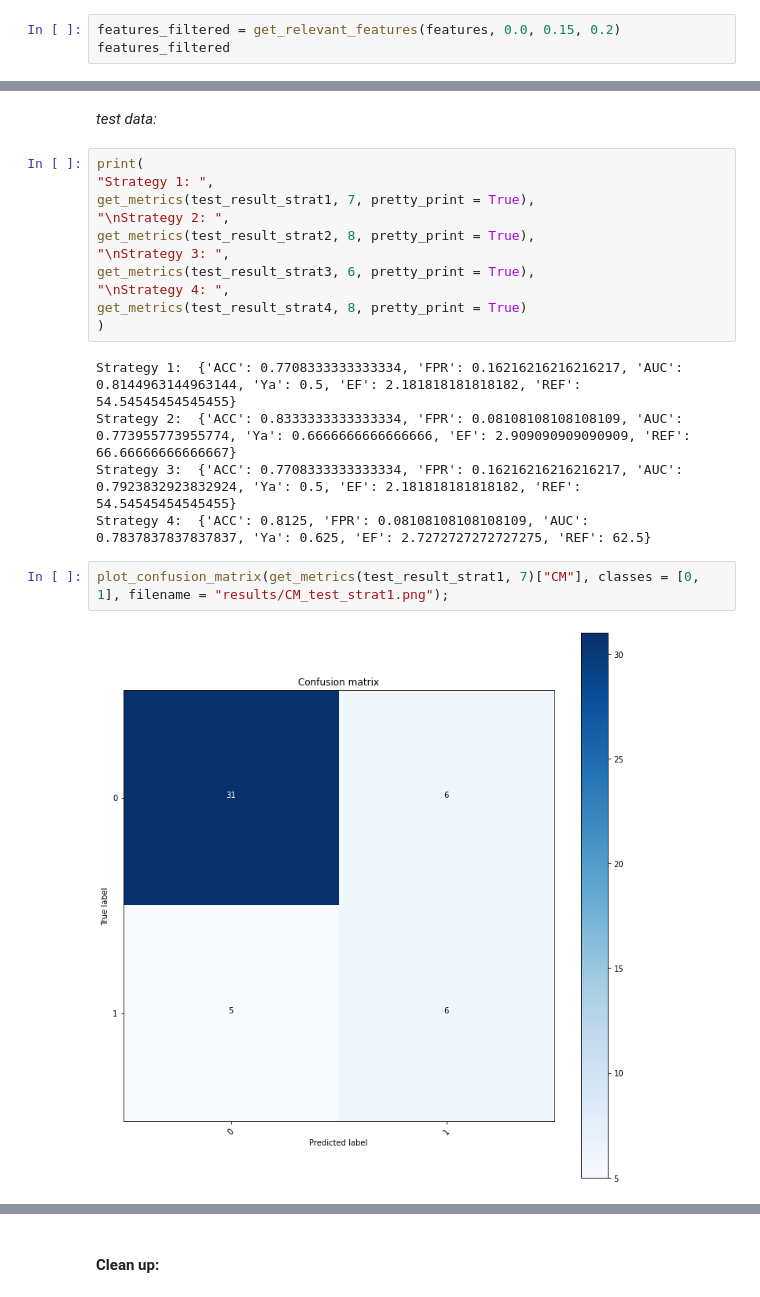
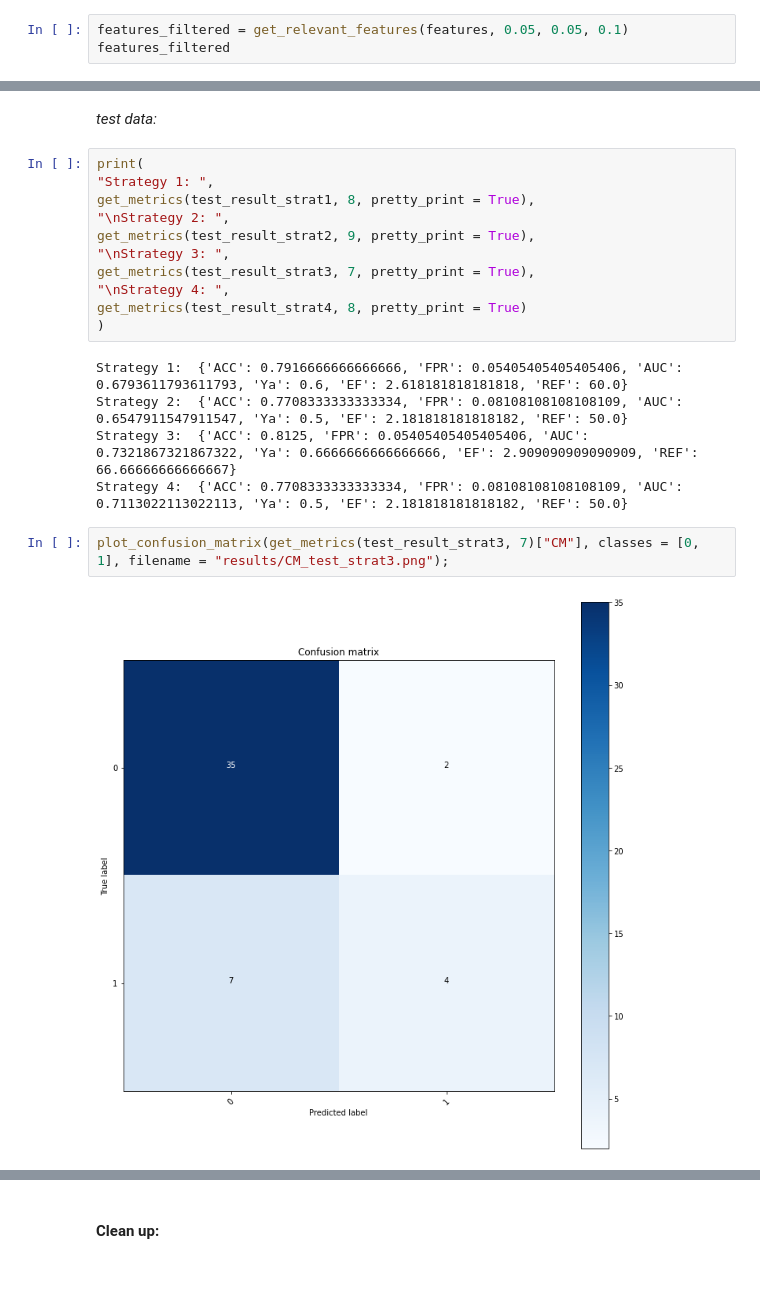
Before and after one commit to michabirklbauer/protein_docking, a Jupyter notebook: workflows/scr/scoring.ipynb, the cells around one changed output, grey strips where cells are left out. Saved outputs shown, nothing was run; the diff lists cells and outputs as text.

```diff
--- a/workflows/scr/scoring.ipynb
+++ b/workflows/scr/scoring.ipynb
@@ -115,5 +115,5 @@ Key: 0.0, 0.1, 0.0: strat1 Area under the ROC curve: 0.8291666666666667
 # %%
-features_filtered = get_relevant_features(features, 0.0, 0.15, 0.2)
+features_filtered = get_relevant_features(features, 0.05, 0.05, 0.1)
 features_filtered
 # %% [output]
 |  | INDEX | INTERACTION | DIFFERENCE | ACTIVE_FREQUENCY | INACTIVE_FREQUENCY |
@@ -341,21 +345,21 @@ plot_ROC_curve(roc["fpr"], roc["tpr"], filename = "results/ROC_val_strat1.png");
 # %%
 print(
 "Strategy 1: ",
-get_metrics(test_result_strat1, 7, pretty_print = True),
+get_metrics(test_result_strat1, 8, pretty_print = True),
 "\nStrategy 2: ",
-get_metrics(test_result_strat2, 8, pretty_print = True),
+get_metrics(test_result_strat2, 9, pretty_print = True),
 "\nStrategy 3: ",
-get_metrics(test_result_strat3, 6, pretty_print = True),
+get_metrics(test_result_strat3, 7, pretty_print = True),
 "\nStrategy 4: ",
 get_metrics(test_result_strat4, 8, pretty_print = True)
 )
 # %% [output]
-Strategy 1:  {'ACC': 0.7708333333333334, 'FPR': 0.16216216216216217, 'AUC': 0.8144963144963144, 'Ya': 0.5, 'EF': 2.181818181818182, 'REF': 54.54545454545455}
-Strategy 2:  {'ACC': 0.8333333333333334, 'FPR': 0.08108108108108109, 'AUC': 0.773955773955774, 'Ya': 0.6666666666666666, 'EF': 2.909090909090909, 'REF': 66.66666666666667}
-Strategy 3:  {'ACC': 0.7708333333333334, 'FPR': 0.16216216216216217, 'AUC': 0.7923832923832924, 'Ya': 0.5, 'EF': 2.181818181818182, 'REF': 54.54545454545455}
-Strategy 4:  {'ACC': 0.8125, 'FPR': 0.08108108108108109, 'AUC': 0.7837837837837837, 'Ya': 0.625, 'EF': 2.7272727272727275, 'REF': 62.5}
+Strategy 1:  {'ACC': 0.7916666666666666, 'FPR': 0.05405405405405406, 'AUC': 0.6793611793611793, 'Ya': 0.6, 'EF': 2.618181818181818, 'REF': 60.0}
+Strategy 2:  {'ACC': 0.7708333333333334, 'FPR': 0.08108108108108109, 'AUC': 0.6547911547911547, 'Ya': 0.5, 'EF': 2.181818181818182, 'REF': 50.0}
+Strategy 3:  {'ACC': 0.8125, 'FPR': 0.05405405405405406, 'AUC': 0.7321867321867322, 'Ya': 0.6666666666666666, 'EF': 2.909090909090909, 'REF': 66.66666666666667}
+Strategy 4:  {'ACC': 0.7708333333333334, 'FPR': 0.08108108108108109, 'AUC': 0.7113022113022113, 'Ya': 0.5, 'EF': 2.181818181818182, 'REF': 50.0}
 # %%
-plot_confusion_matrix(get_metrics(test_result_strat1, 7)["CM"], classes = [0, 1], filename = "results/CM_test_strat1.png");
+plot_confusion_matrix(get_metrics(test_result_strat3, 7)["CM"], classes = [0, 1], filename = "results/CM_test_strat3.png");
 # %% [output]
-[figure, old version]
+[figure, new version]
 # %%
```
Also changed, not shown: parts of 26 cells of this notebook, 27 other files.
